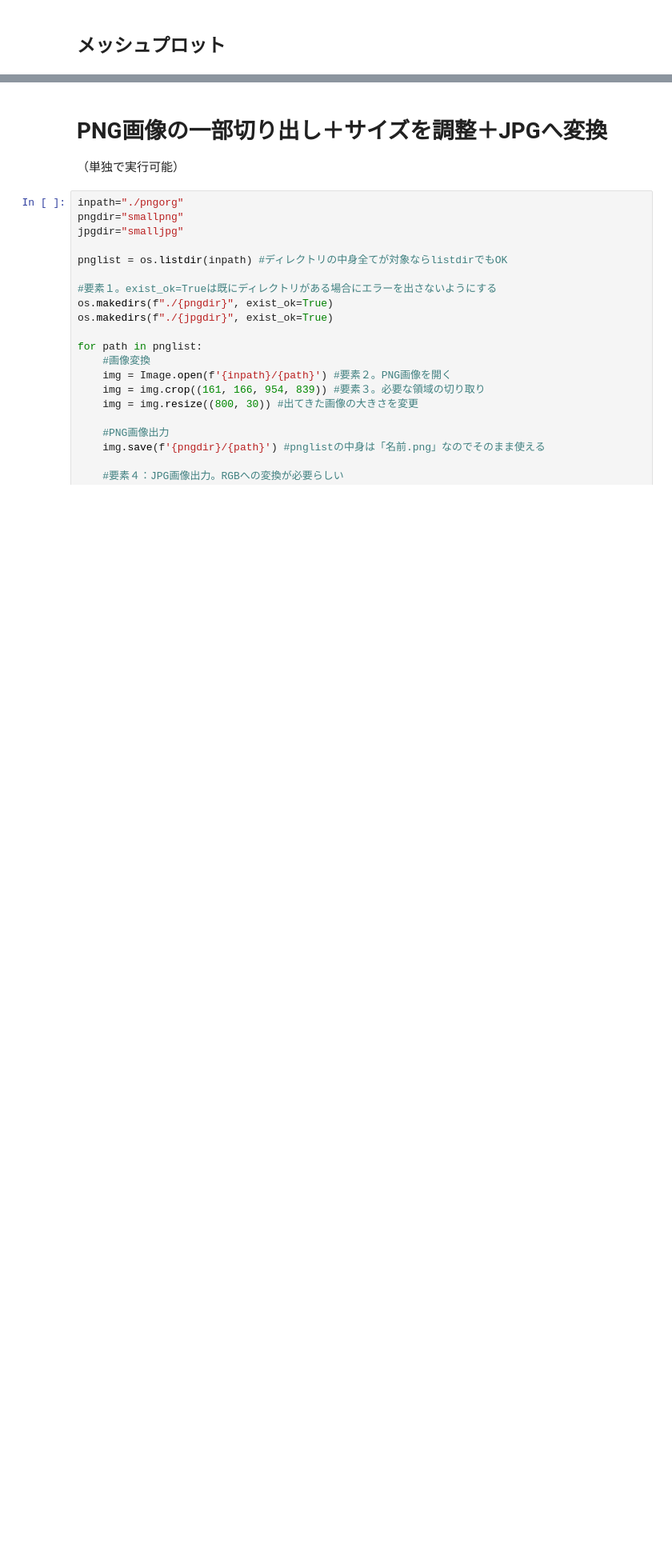
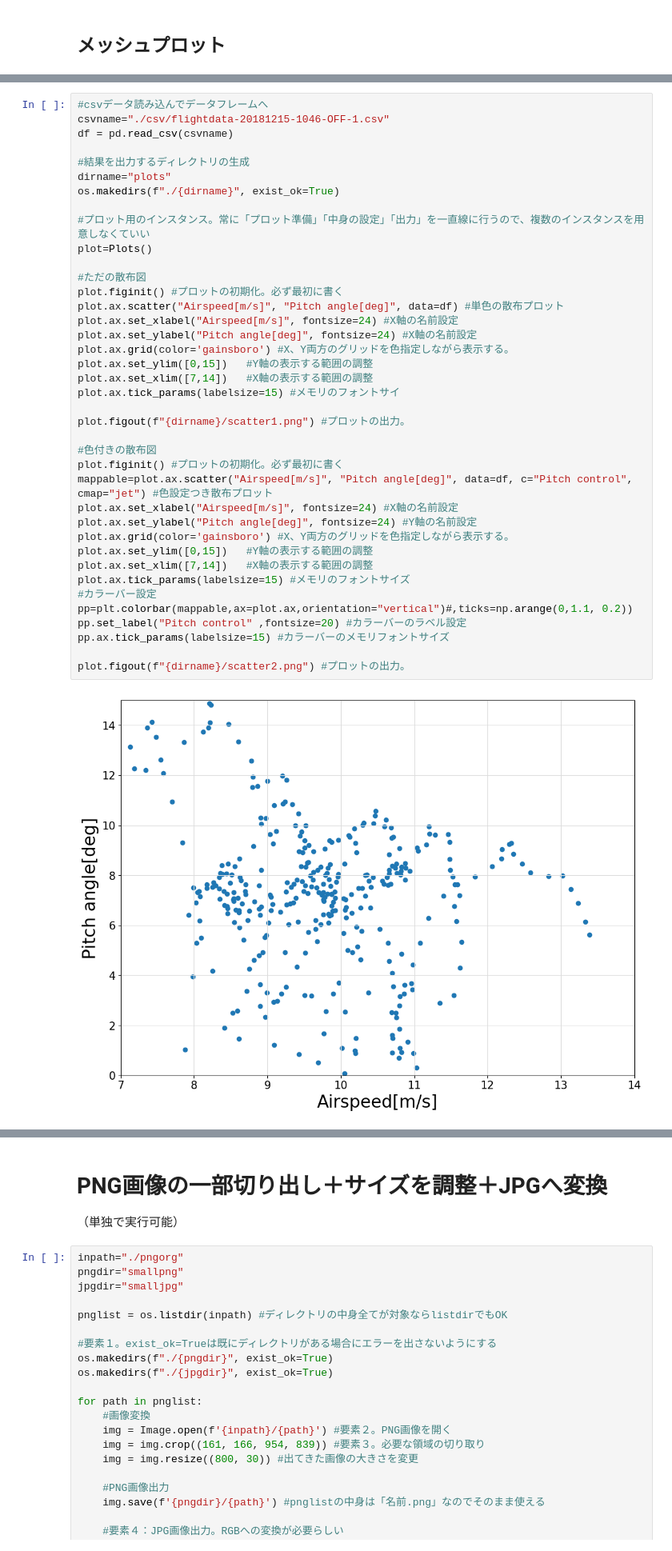
Before and after one commit to satoshi-sekimoto/sample_easypython, a Jupyter notebook: Codes.ipynb, the cells around one changed output, grey strips where cells are left out. Shown at 80% size. Cells and saved outputs as stored; diff of their text form; blank space fills up the shorter version.

```diff
--- a/Codes.ipynb
+++ b/Codes.ipynb
@@ -183,0 +190,41 @@ plot.figout(f"{dirname}/mesh.png") #プロットの出力。
+# %%
+#csvデータ読み込んでデータフレームへ
+csvname="./csv/flightdata-20181215-1046-OFF-1.csv"
+df = pd.read_csv(csvname)
+
+#結果を出力するディレクトリの生成
+dirname="plots"
+os.makedirs(f"./{dirname}", exist_ok=True)
+
+#プロット用のインスタンス。常に「プロット準備」「中身の設定」「出力」を一直線に行うので、複数のインスタンスを用意しなくていい
+plot=Plots()
+
+#ただの散布図
+plot.figinit() #プロットの初期化。必ず最初に書く
+plot.ax.scatter("Airspeed[m/s]", "Pitch angle[deg]", data=df) #単色の散布プロット
+plot.ax.set_xlabel("Airspeed[m/s]", fontsize=24) #X軸の名前設定
+plot.ax.set_ylabel("Pitch angle[deg]", fontsize=24) #X軸の名前設定
+plot.ax.grid(color='gainsboro') #X、Y両方のグリッドを色指定しながら表示する。
+plot.ax.set_ylim([0,15])   #Y軸の表示する範囲の調整
+plot.ax.set_xlim([7,14])   #X軸の表示する範囲の調整
+plot.ax.tick_params(labelsize=15) #メモリのフォントサイ
+
+plot.figout(f"{dirname}/scatter1.png") #プロットの出力。
+
+#色付きの散布図
+plot.figinit() #プロットの初期化。必ず最初に書く
+mappable=plot.ax.scatter("Airspeed[m/s]", "Pitch angle[deg]", data=df, c="Pitch control", cmap="jet") #色設定つき散布プロット
+plot.ax.set_xlabel("Airspeed[m/s]", fontsize=24) #X軸の名前設定
+plot.ax.set_ylabel("Pitch angle[deg]", fontsize=24) #Y軸の名前設定
+plot.ax.grid(color='gainsboro') #X、Y両方のグリッドを色指定しながら表示する。
+plot.ax.set_ylim([0,15])   #Y軸の表示する範囲の調整
+plot.ax.set_xlim([7,14])   #X軸の表示する範囲の調整
+plot.ax.tick_params(labelsize=15) #メモリのフォントサイズ
+#カラーバー設定
+pp=plt.colorbar(mappable,ax=plot.ax,orientation="vertical")#,ticks=np.arange(0,1.1, 0.2))
+pp.set_label("Pitch control" ,fontsize=20) #カラーバーのラベル設定
+pp.ax.tick_params(labelsize=15) #カラーバーのメモリフォントサイズ
+
+plot.figout(f"{dirname}/scatter2.png") #プロットの出力。
+# %% [output]
+[figure, added]
```
Also changed, not shown: parts of 6 cells of this notebook, 1 other file.
